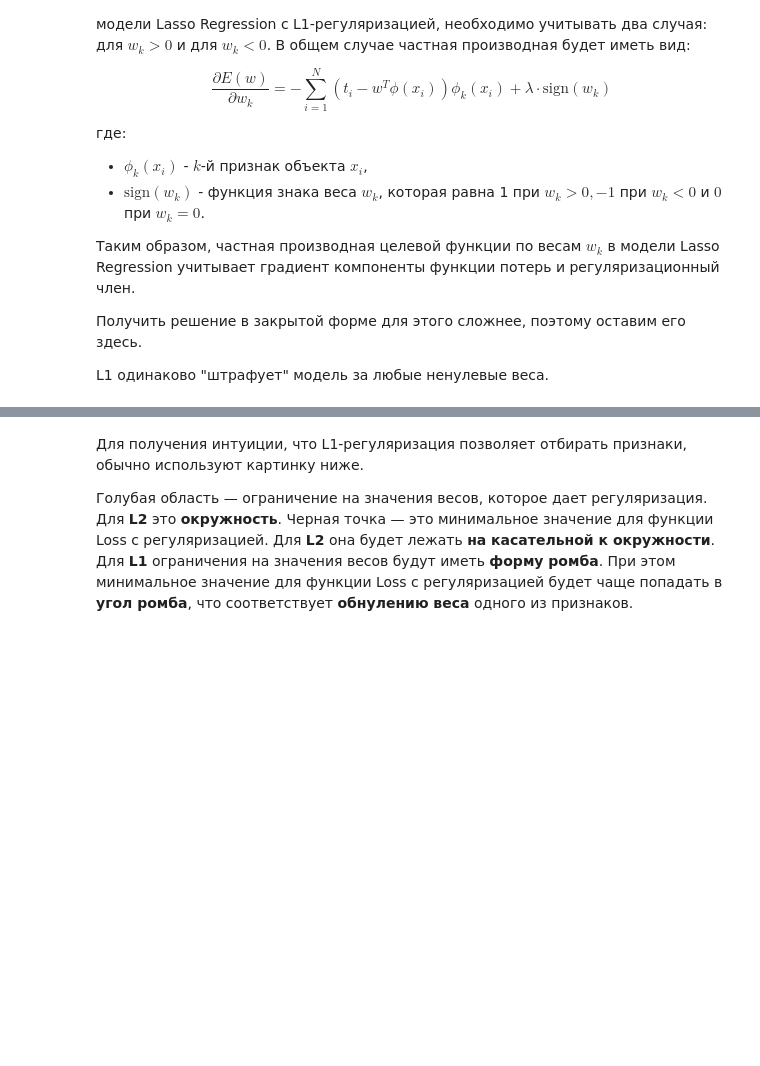
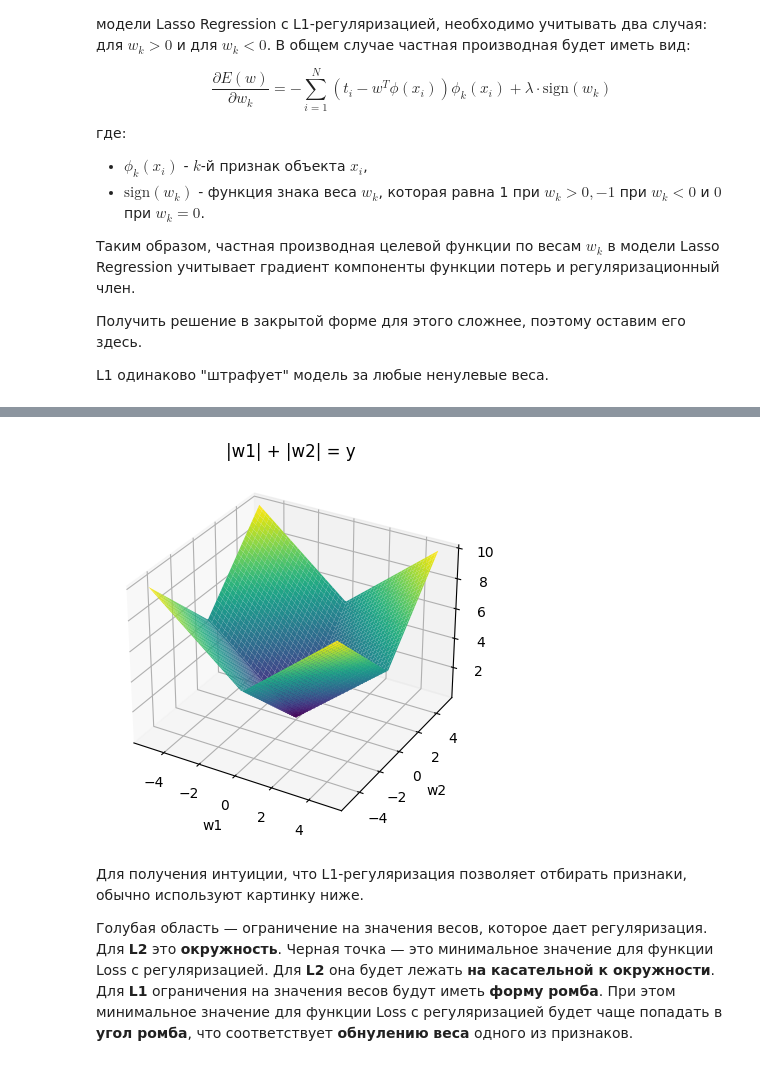
Before and after one commit to CodeHunterOfficial/Data-Mining, a Jupyter notebook: 01.LinearModels. Regression/Lecture_1_1_Regularization.ipynb, the cells around one changed output, grey strips where cells are left out. Saved outputs shown, nothing was run; the diff lists cells and outputs as text; code cells hidden in the pictures; blank space fills up the shorter version.

```diff
--- a/01.LinearModels. Regression/Lecture_1_1_Regularization.ipynb
+++ b/01.LinearModels. Regression/Lecture_1_1_Regularization.ipynb
@@ -329,3 +465,29 @@ L1 одинаково "штрафует" модель за любые ненул
+# %%
+import numpy as np
+import matplotlib.pyplot as plt
+from mpl_toolkits.mplot3d import Axes3D
+
+# Создаем сетку значений w1, w2 и y
+w1 = np.linspace(-5, 5, 100)
+w2 = np.linspace(-5, 5, 100)
+W1, W2 = np.meshgrid(w1, w2)
+
+# Задаем значения y
+y = np.abs(W1) + np.abs(W2)
+
+# Строим трехмерный график
+fig = plt.figure()
+ax = fig.add_subplot(111, projection='3d')
+ax.plot_surface(W1, W2, y, cmap='viridis')
+
+ax.set_xlabel('w1')
+ax.set_ylabel('w2')
+ax.set_zlabel('y')
+ax.set_title('|w1| + |w2| = y')
+
+plt.show()
+# %% [output]
+[figure, added]
 # %% [markdown]
 Для получения интуиции, что L1-регуляризация позволяет отбирать признаки, обычно используют картинку ниже.
 
```
Also changed, not shown: parts of 12 cells of this notebook.
